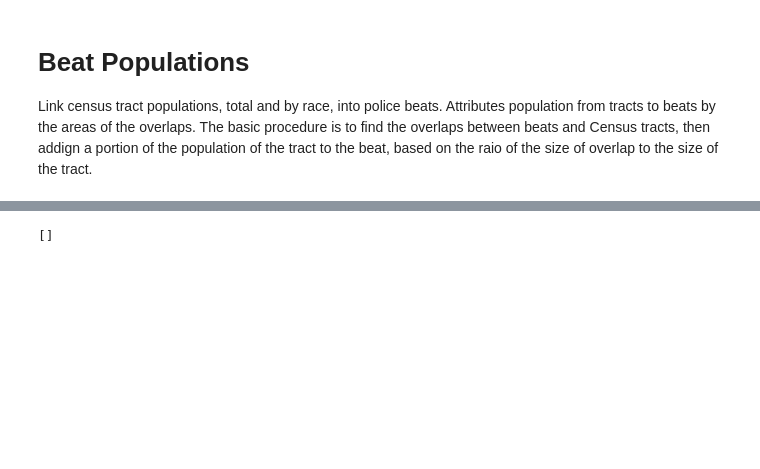
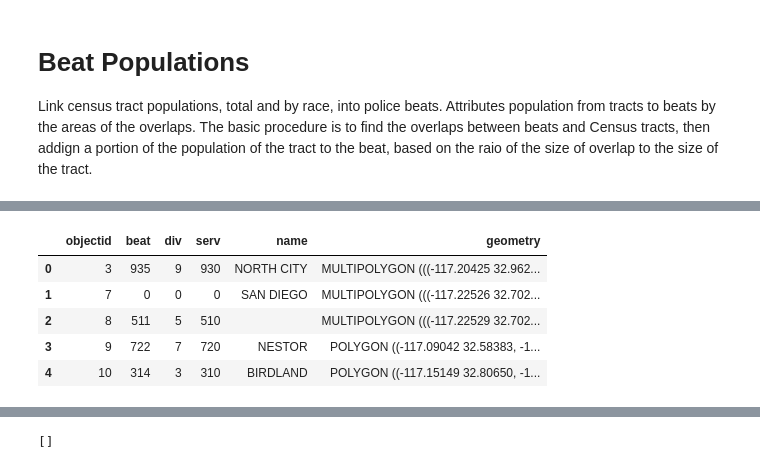
Before and after one commit to metatab-packages/sandiego.gov-police_regions, a Jupyter notebook: notebooks/BeatPopulations-executed.ipynb, the cells around one changed output, grey strips where cells are left out. Drawn from its saved outputs; the diff is of its cells as text; code cells hidden in the pictures; blank space fills up the shorter version.

```diff
--- a/notebooks/BeatPopulations-executed.ipynb
+++ b/notebooks/BeatPopulations-executed.ipynb
@@ -50,0 +52,12 @@ ego.gov/sandiego.gov-police_regions/notebooks/BeatPopulations.ipynb) that
+# %%
+# Convert to EPSG:26911, ( A randomly selected UTM Zone 11N CRS) so area calculations
+# will be in square meters, rather than square degrees
+beats = pkg.resource('pd_beats').geoframe()
+beats.head()
+# %% [output]
+|  | objectid | beat | div | serv | name | geometry |
+| 0 | 3 | 935 | 9 | 930 | NORTH CITY | MULTIPOLYGON (((-117.20425 32.962... |
+| 1 | 7 | 0 | 0 | 0 | SAN DIEGO | MULTIPOLYGON (((-117.22526 32.702... |
+| 2 | 8 | 511 | 5 | 510 |  | MULTIPOLYGON (((-117.22529 32.702... |
+| 3 | 9 | 722 | 7 | 720 | NESTOR | POLYGON ((-117.09042 32.58383, -1... |
+| 4 | 10 | 314 | 3 | 310 | BIRDLAND | POLYGON ((-117.15149 32.80650, -1... |
```
Also changed, not shown: parts of 14 cells of this notebook, 24 other files.
